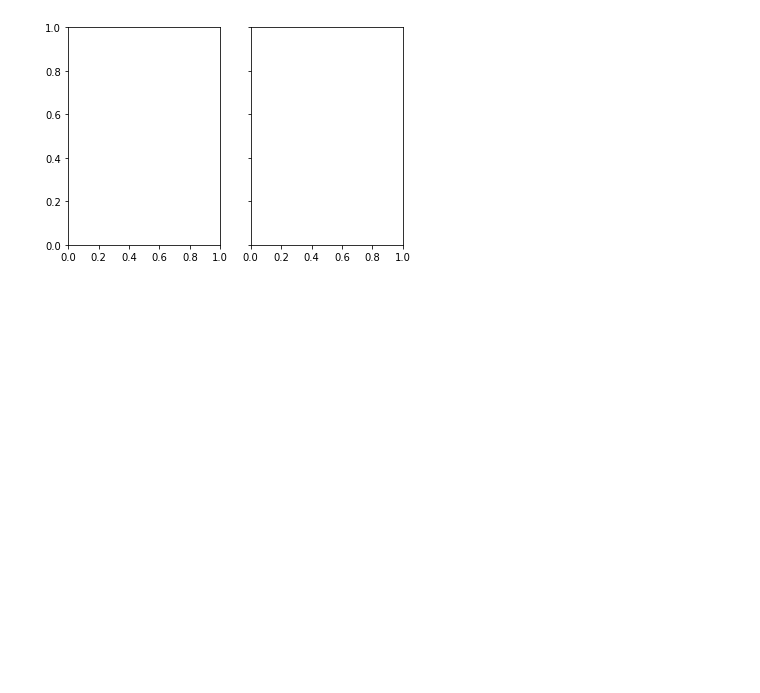
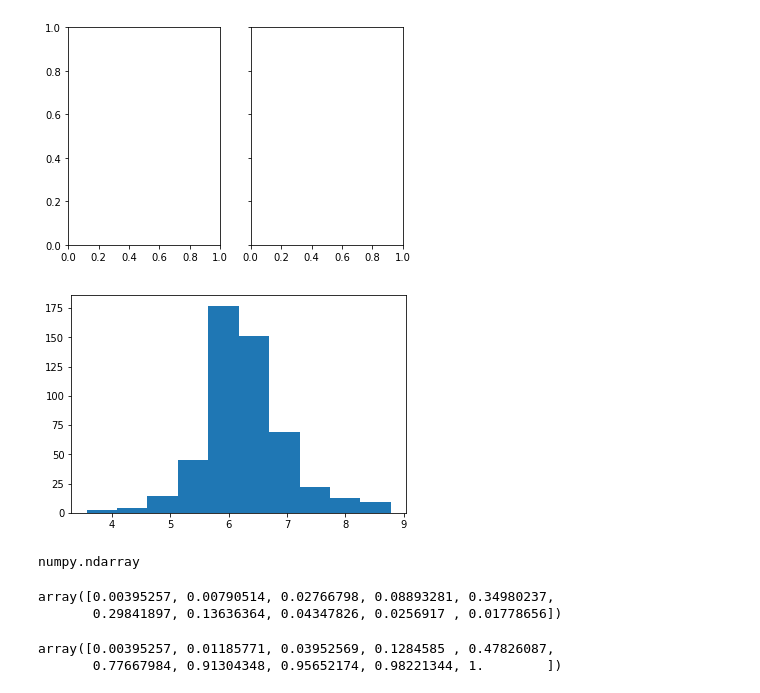
Before and after one commit to ELSPL/ml_practices_2018, a Jupyter notebook: Labs/Lab2/Heenal/Gradient Descent.ipynb, the cells around one changed output. Cells and saved outputs as stored; diff of their text form; code cells hidden in the pictures; blank space fills up the shorter version.

```diff
--- a/Labs/Lab2/Heenal/Gradient Descent.ipynb
+++ b/Labs/Lab2/Heenal/Gradient Descent.ipynb
@@ -155,0 +251,8 @@ AttributeError: 'numpy.ndarray' object has no attribute 'plot'
+# %%
+y = plt.hist(X)
+# %% [output]
+[figure, added]
+# %%
+type(y[0])
+# %% [output]
+numpy.ndarray
@@ -155,0 +261,5 @@ AttributeError: 'numpy.ndarray' object has no attribute 'plot'
+# %%
+pdf
+# %% [output]
+array([0.00395257, 0.00790514, 0.02766798, 0.08893281, 0.34980237,
+       0.29841897, 0.13636364, 0.04347826, 0.0256917 , 0.01778656])
@@ -155,0 +268,5 @@ AttributeError: 'numpy.ndarray' object has no attribute 'plot'
+# %%
+cdf
+# %% [output]
+array([0.00395257, 0.01185771, 0.03952569, 0.1284585 , 0.47826087,
+       0.77667984, 0.91304348, 0.95652174, 0.98221344, 1.        ])
```
Also changed, not shown: parts of 36 cells of this notebook, 34 other files.
